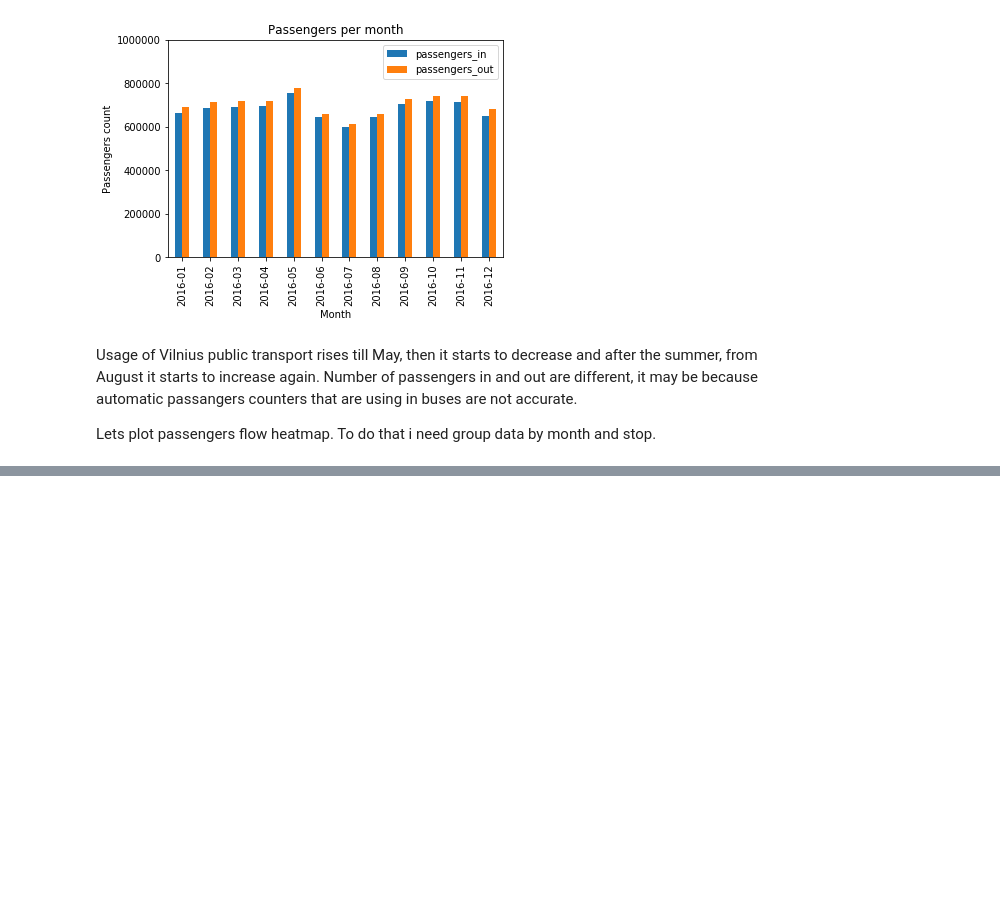
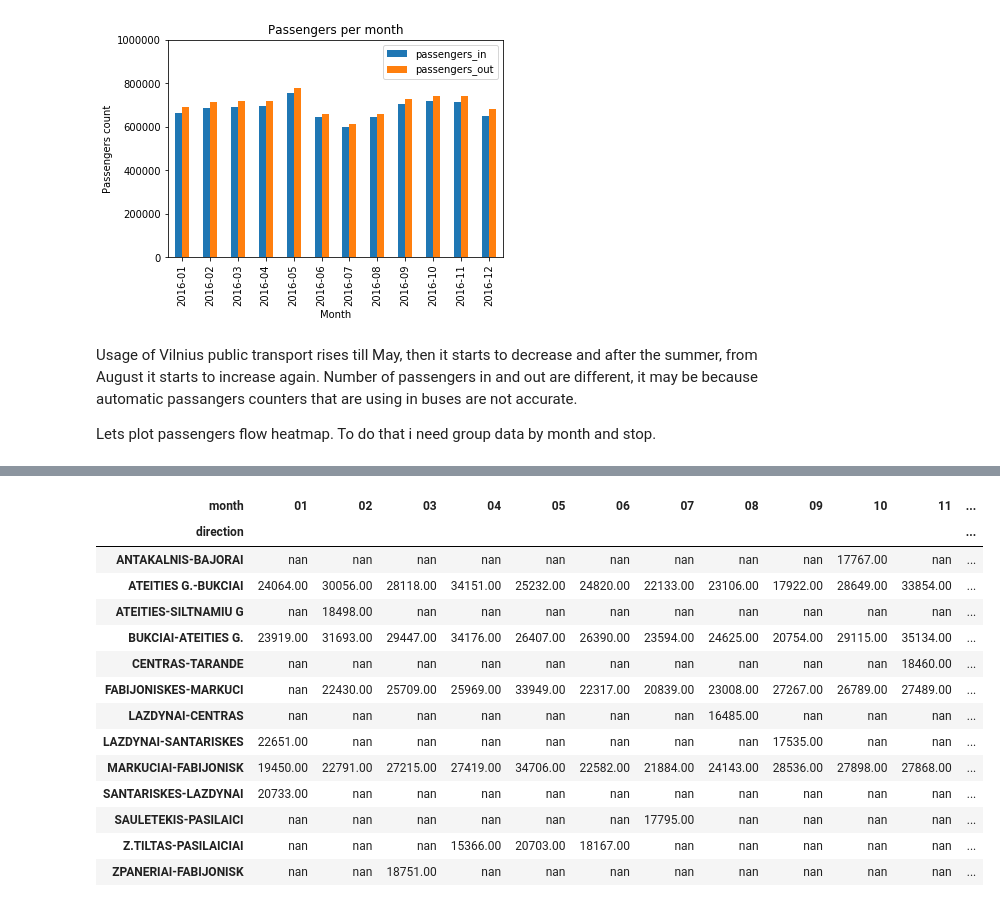
Before and after one commit to tomasrasymas/vilnius-public-transport-passengers-traffic-analysis, a Jupyter notebook: Vilnius public transport passengers traffic.ipynb, the cells around one changed output, grey strips where cells are left out. Saved outputs shown, nothing was run; the diff lists cells and outputs as text; code cells hidden in the pictures; blank space fills up the shorter version.

```diff
--- a/Vilnius public transport passengers traffic.ipynb
+++ b/Vilnius public transport passengers traffic.ipynb
@@ -291,0 +348,23 @@ map_vilnius
+# %%
+popular_out_routes_df = df.groupby([df['datetime'].dt.month, df['direction']])['passengers_out'].sum().reset_index()
+popular_out_routes_df = popular_out_routes_df.rename(columns={'datetime': 'month'})
+popular_out_routes_df = popular_out_routes_df.sort_values(['month', 'passengers_out'], ascending=[True, False])
+popular_out_routes_df = popular_out_routes_df.groupby(popular_out_routes_df['month']).head(5)
+popular_out_routes_df = popular_out_routes_df.pivot(index='direction', columns='month', values='passengers_out')
+display(popular_out_routes_df)
+# %% [output]
+| month | 01 | 02 | 03 | 04 | 05 | 06 | 07 | 08 | 09 | 10 | 11 | ... |
+| direction |  |  |  |  |  |  |  |  |  |  |  | ... |
+| ANTAKALNIS-BAJORAI | nan | nan | nan | nan | nan | nan | nan | nan | nan | 17767.00 | nan | ... |
+| ATEITIES G.-BUKCIAI | 24064.00 | 30056.00 | 28118.00 | 34151.00 | 25232.00 | 24820.00 | 22133.00 | 23106.00 | 17922.00 | 28649.00 | 33854.00 | ... |
+| ATEITIES-SILTNAMIU G | nan | 18498.00 | nan | nan | nan | nan | nan | nan | nan | nan | nan | ... |
+| BUKCIAI-ATEITIES G. | 23919.00 | 31693.00 | 29447.00 | 34176.00 | 26407.00 | 26390.00 | 23594.00 | 24625.00 | 20754.00 | 29115.00 | 35134.00 | ... |
+| CENTRAS-TARANDE | nan | nan | nan | nan | nan | nan | nan | nan | nan | nan | 18460.00 | ... |
+| FABIJONISKES-MARKUCI | nan | 22430.00 | 25709.00 | 25969.00 | 33949.00 | 22317.00 | 20839.00 | 23008.00 | 27267.00 | 26789.00 | 27489.00 | ... |
+| LAZDYNAI-CENTRAS | nan | nan | nan | nan | nan | nan | nan | 16485.00 | nan | nan | nan | ... |
+| LAZDYNAI-SANTARISKES | 22651.00 | nan | nan | nan | nan | nan | nan | nan | 17535.00 | nan | nan | ... |
+| MARKUCIAI-FABIJONISK | 19450.00 | 22791.00 | 27215.00 | 27419.00 | 34706.00 | 22582.00 | 21884.00 | 24143.00 | 28536.00 | 27898.00 | 27868.00 | ... |
+| SANTARISKES-LAZDYNAI | 20733.00 | nan | nan | nan | nan | nan | nan | nan | nan | nan | nan | ... |
+| SAULETEKIS-PASILAICI | nan | nan | nan | nan | nan | nan | 17795.00 | nan | nan | nan | nan | ... |
+| Z.TILTAS-PASILAICIAI | nan | nan | nan | 15366.00 | 20703.00 | 18167.00 | nan | nan | nan | nan | nan | ... |
+| ZPANERIAI-FABIJONISK | nan | nan | 18751.00 | nan | nan | nan | nan | nan | nan | nan | nan | ... |
```
Also changed, not shown: parts of 10 cells of this notebook.
